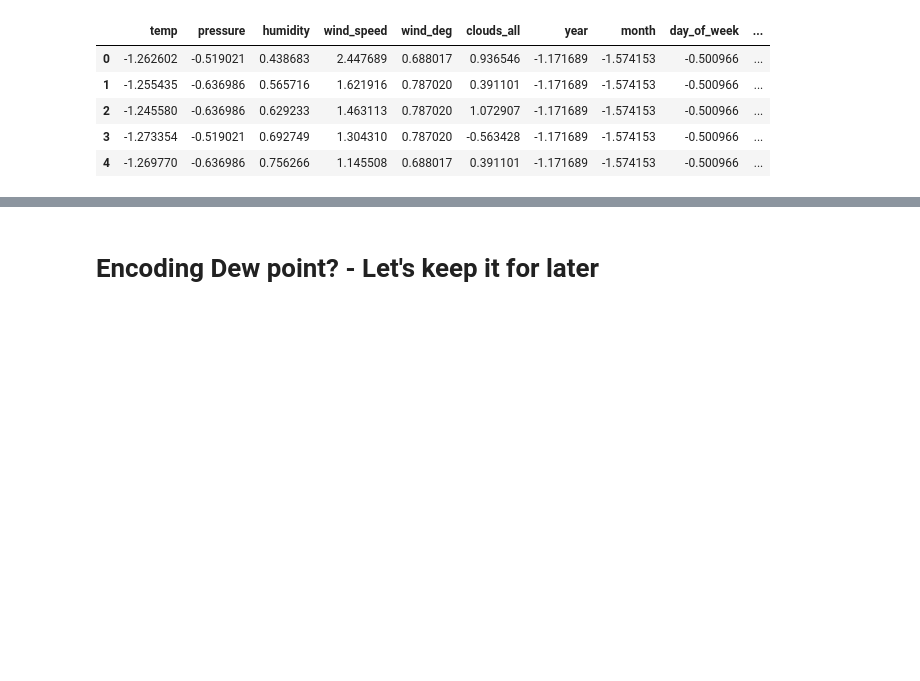
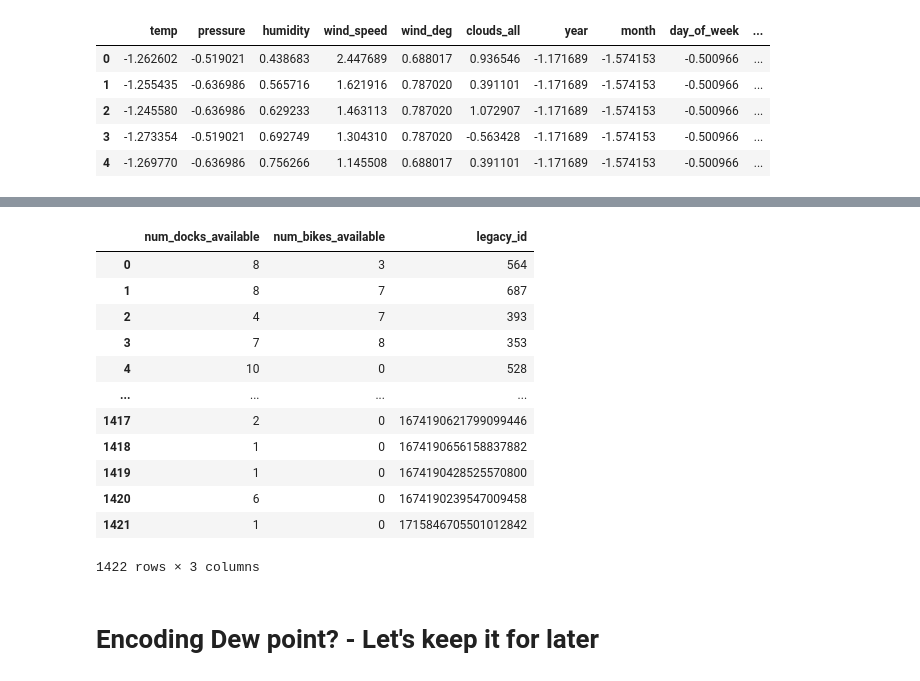
Before and after one commit to G-Dolle/DIVVY_BIKE, a Jupyter notebook: weather_exploration.ipynb, the cells around one changed output, grey strips where cells are left out. Saved outputs shown, nothing was run; the diff lists cells and outputs as text; code cells hidden in the pictures; blank space fills up the shorter version.

```diff
--- a/weather_exploration.ipynb
+++ b/weather_exploration.ipynb
@@ -1393,2 +1489,21 @@ weather_df_scaled.head(5)
+# %%
+features = ["num_docks_available","num_bikes_available","legacy_id"]
+# %%
+station_df_clean = station_df[features]
+station_df_clean[""]
+# %% [output]
+|  | num_docks_available | num_bikes_available | legacy_id |
+| 0 | 8 | 3 | 564 |
+| 1 | 8 | 7 | 687 |
+| 2 | 4 | 7 | 393 |
+| 3 | 7 | 8 | 353 |
+| 4 | 10 | 0 | 528 |
+| ... | ... | ... | ... |
+| 1417 | 2 | 0 | 1674190621799099446 |
+| 1418 | 1 | 0 | 1674190656158837882 |
+| 1419 | 1 | 0 | 1674190428525570800 |
+| 1420 | 6 | 0 | 1674190239547009458 |
+| 1421 | 1 | 0 | 1715846705501012842 |
+1422 rows × 3 columns
 # %% [markdown]
 # Encoding Dew point? - Let's keep it for later
```
Also changed, not shown: parts of 9 cells of this notebook.
